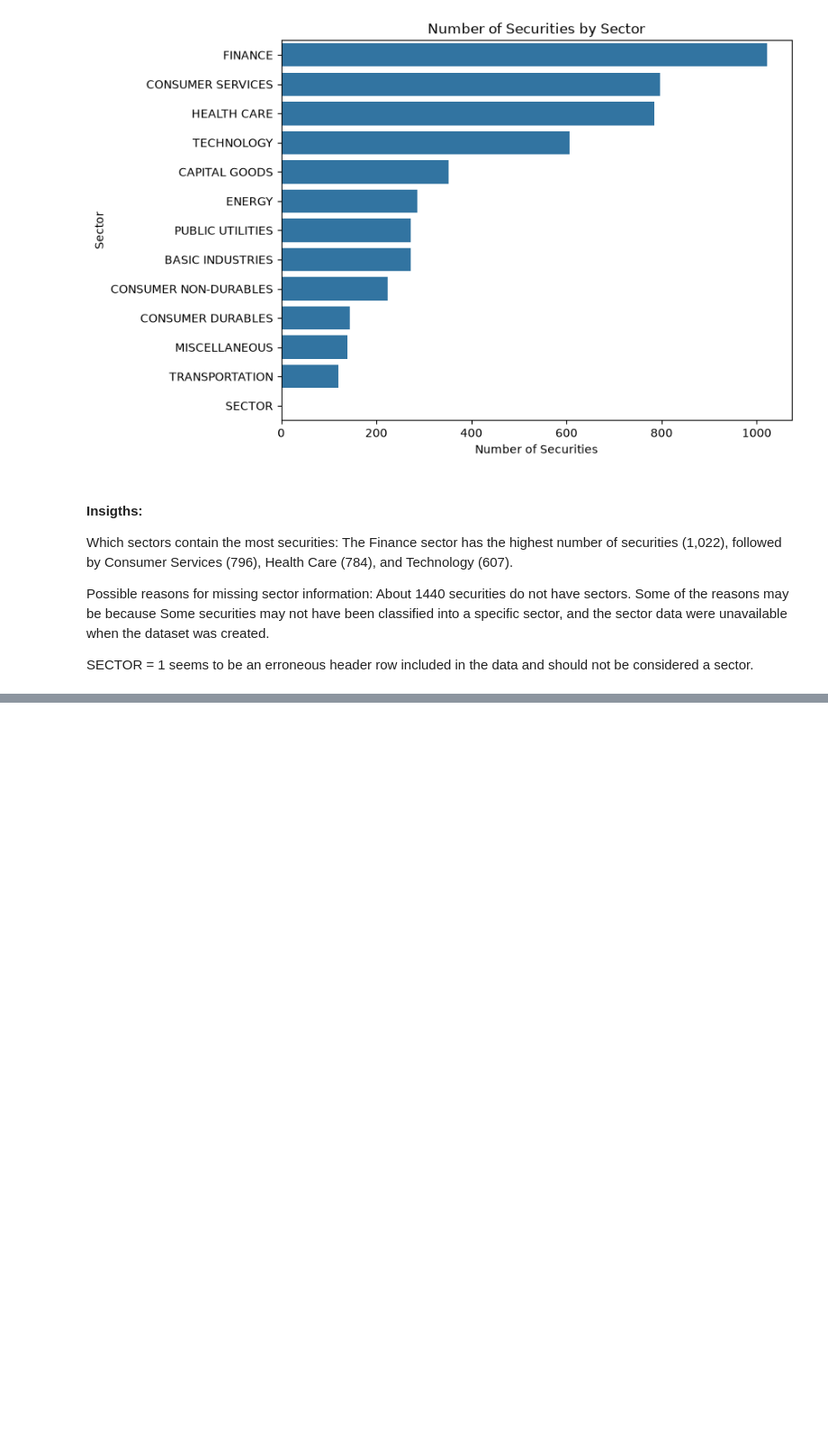
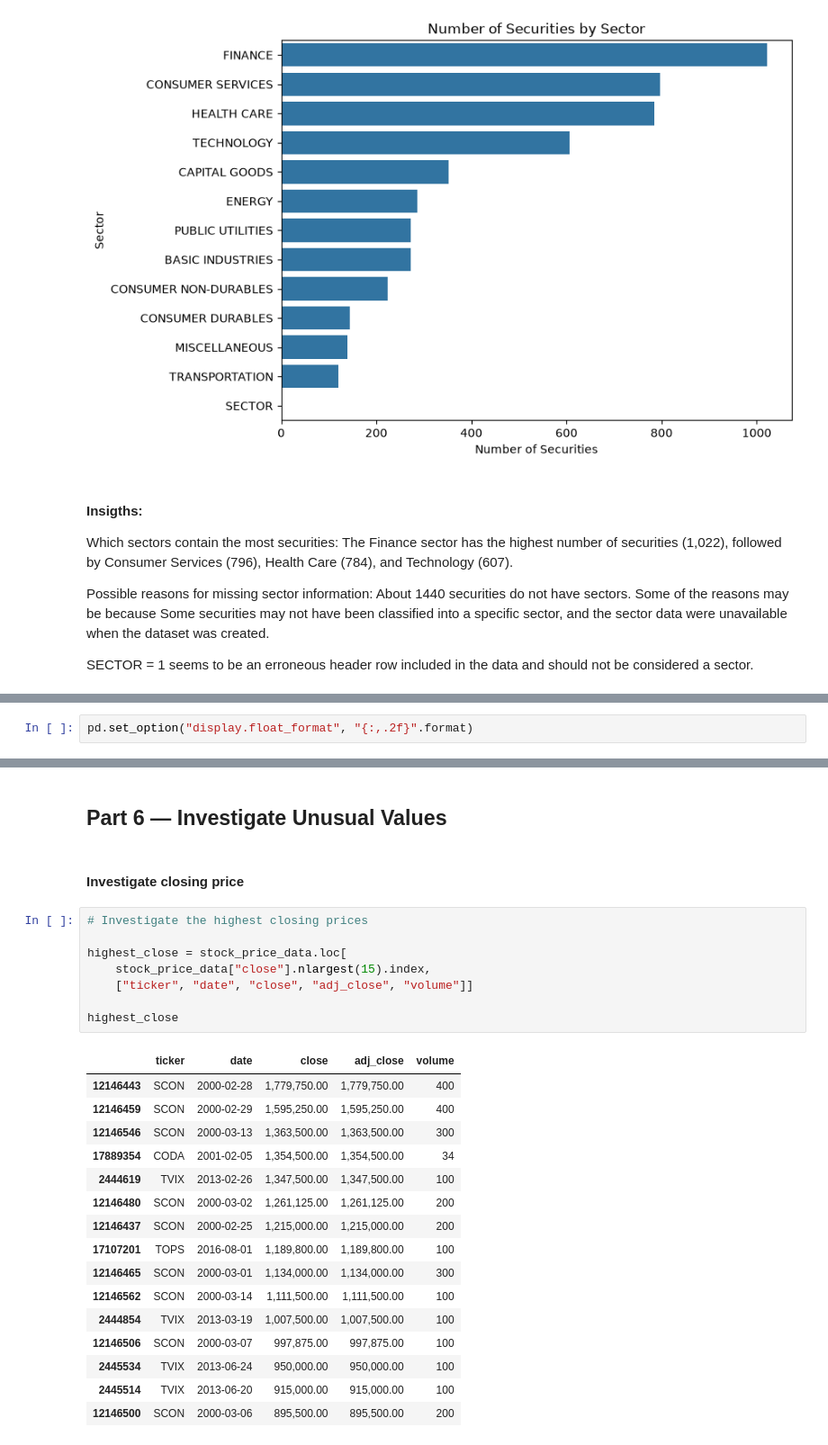
Before and after one commit to Yvesangwa/DAAI_projects, a Jupyter notebook: Project_1_EDA_Stock_Market_Data/EDA_Historical_Data_Stock_Market.ipynb, the cells around one changed output, grey strips where cells are left out. Shown at 90% size. Cells and saved outputs as stored; diff of their text form; blank space fills up the shorter version.

Commit message:
Exploring numerical data

```diff
--- a/Project_1_EDA_Stock_Market_Data/EDA_Historical_Data_Stock_Market.ipynb
+++ b/Project_1_EDA_Stock_Market_Data/EDA_Historical_Data_Stock_Market.ipynb
@@ -399,0 +416,2 @@ SECTOR = 1 seems to be an erroneous header row included in the data and should n
+# %%
+pd.set_option("display.float_format", "{:,.2f}".format)
@@ -399,0 +430,29 @@ SECTOR = 1 seems to be an erroneous header row included in the data and should n
+# %% [markdown]
+## **Part 6 — Investigate Unusual Values**
+# %% [markdown]
+#### **Investigate closing price**
+# %%
+# Investigate the highest closing prices
+
+highest_close = stock_price_data.loc[
+    stock_price_data["close"].nlargest(15).index,
+    ["ticker", "date", "close", "adj_close", "volume"]]
+
+highest_close
+# %% [output]
+|  | ticker | date | close | adj_close | volume |
+| 12146443 | SCON | 2000-02-28 | 1,779,750.00 | 1,779,750.00 | 400 |
+| 12146459 | SCON | 2000-02-29 | 1,595,250.00 | 1,595,250.00 | 400 |
+| 12146546 | SCON | 2000-03-13 | 1,363,500.00 | 1,363,500.00 | 300 |
+| 17889354 | CODA | 2001-02-05 | 1,354,500.00 | 1,354,500.00 | 34 |
+| 2444619 | TVIX | 2013-02-26 | 1,347,500.00 | 1,347,500.00 | 100 |
+| 12146480 | SCON | 2000-03-02 | 1,261,125.00 | 1,261,125.00 | 200 |
+| 12146437 | SCON | 2000-02-25 | 1,215,000.00 | 1,215,000.00 | 200 |
+| 17107201 | TOPS | 2016-08-01 | 1,189,800.00 | 1,189,800.00 | 100 |
+| 12146465 | SCON | 2000-03-01 | 1,134,000.00 | 1,134,000.00 | 300 |
+| 12146562 | SCON | 2000-03-14 | 1,111,500.00 | 1,111,500.00 | 100 |
+| 2444854 | TVIX | 2013-03-19 | 1,007,500.00 | 1,007,500.00 | 100 |
+| 12146506 | SCON | 2000-03-07 | 997,875.00 | 997,875.00 | 100 |
+| 2445534 | TVIX | 2013-06-24 | 950,000.00 | 950,000.00 | 100 |
+| 2445514 | TVIX | 2013-06-20 | 915,000.00 | 915,000.00 | 100 |
+| 12146500 | SCON | 2000-03-06 | 895,500.00 | 895,500.00 | 200 |
```
Also changed, not shown: parts of 14 cells of this notebook.
